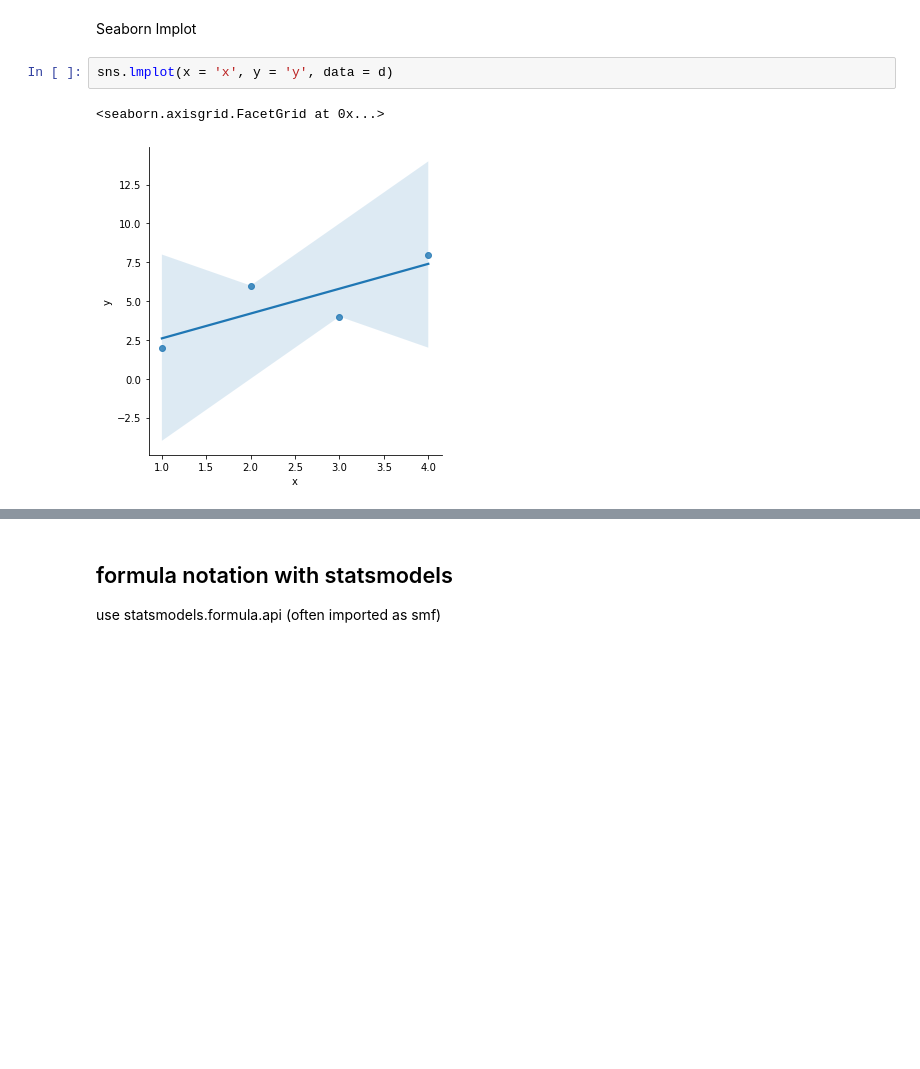
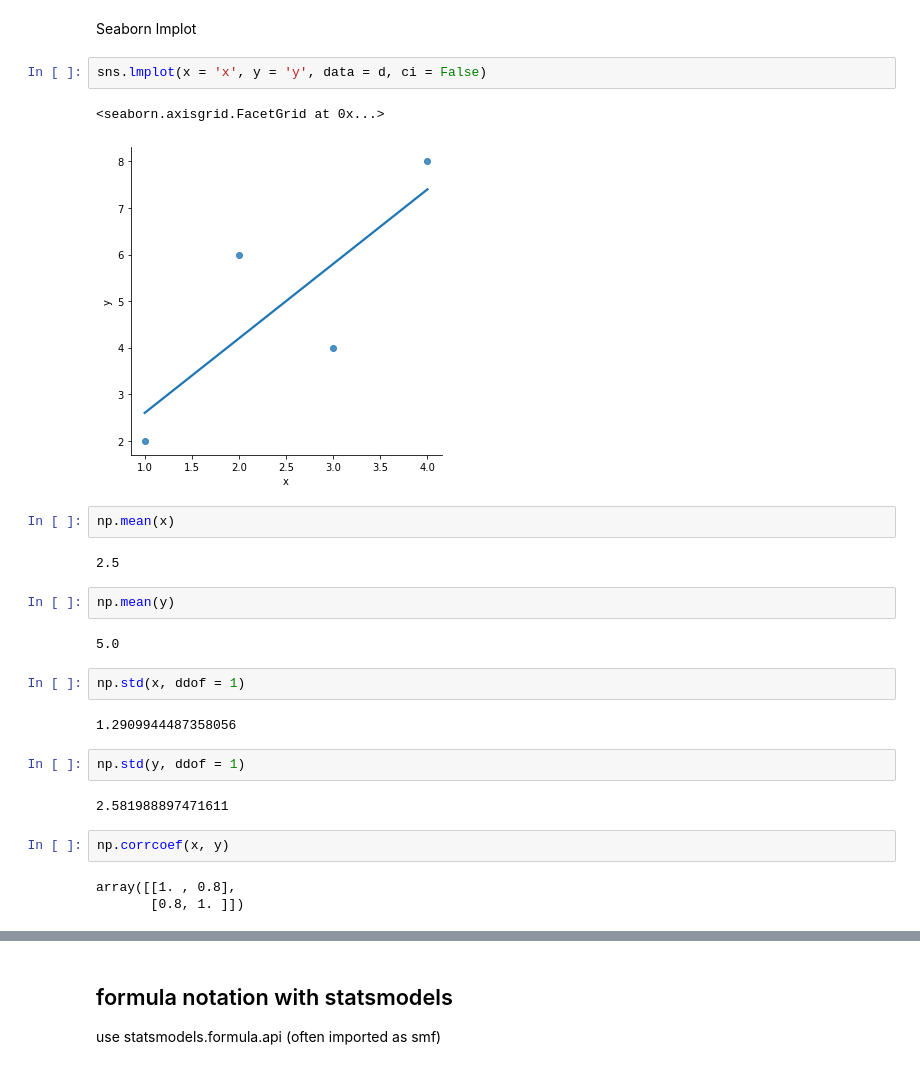
Before and after one commit to smileschen/2022-wi-stats21, a Jupyter notebook: 9-3_statsmodels.ipynb, the cells around one changed output, grey strips where cells are left out. Saved outputs shown, nothing was run; the diff lists cells and outputs as text; blank space fills up the shorter version.

```diff
--- a/9-3_statsmodels.ipynb
+++ b/9-3_statsmodels.ipynb
@@ -42,7 +42,28 @@ print(d)
 # %% [markdown]
 Seaborn lmplot
 # %%
-sns.lmplot(x = 'x', y = 'y', data = d)
+sns.lmplot(x = 'x', y = 'y', data = d, ci = False)
 # %% [output]
 <seaborn.axisgrid.FacetGrid at 0x...>
-[figure, old version]
+[figure, new version]
+# %%
+np.mean(x)
+# %% [output]
+2.5
+# %%
+np.mean(y)
+# %% [output]
+5.0
+# %%
+np.std(x, ddof = 1)
+# %% [output]
+1.2909944487358056
+# %%
+np.std(y, ddof = 1)
+# %% [output]
+2.581988897471611
+# %%
+np.corrcoef(x, y)
+# %% [output]
+array([[1. , 0.8],
+       [0.8, 1. ]])
```
Also changed, not shown: parts of 13 cells of this notebook.
